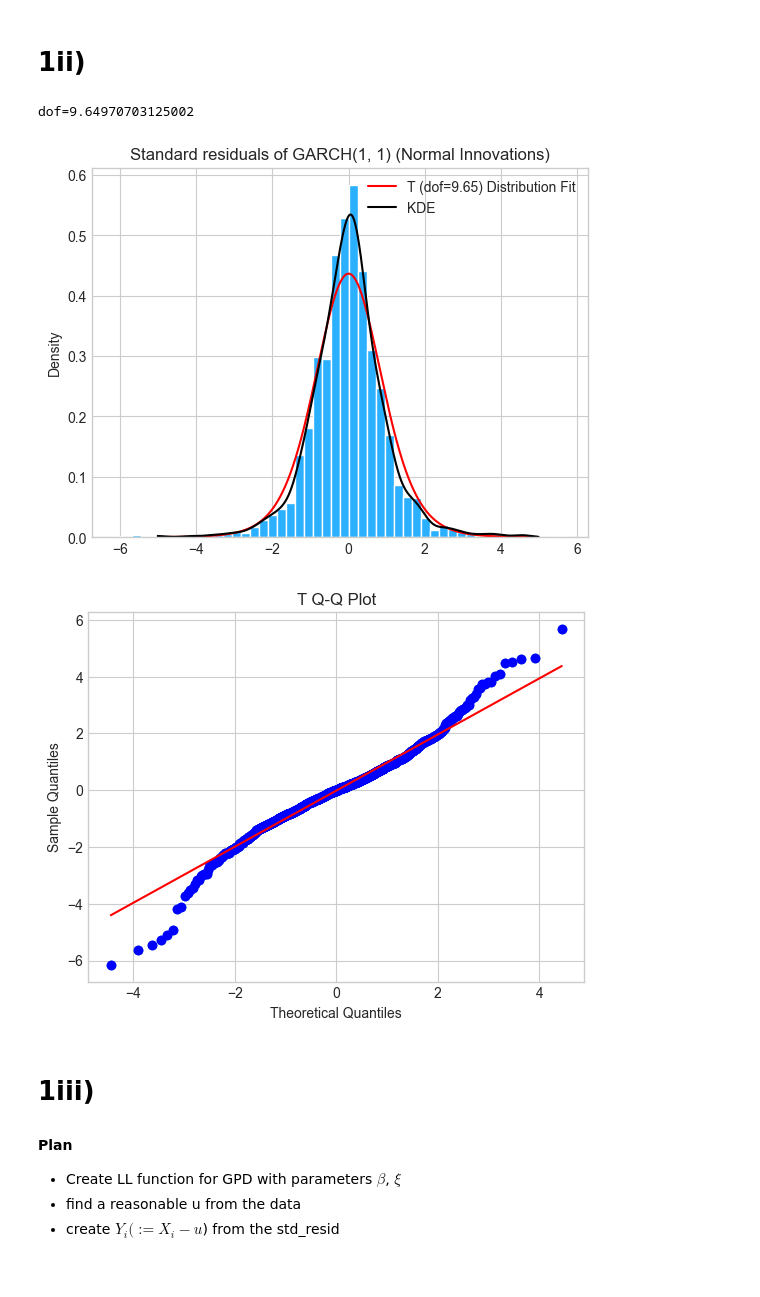
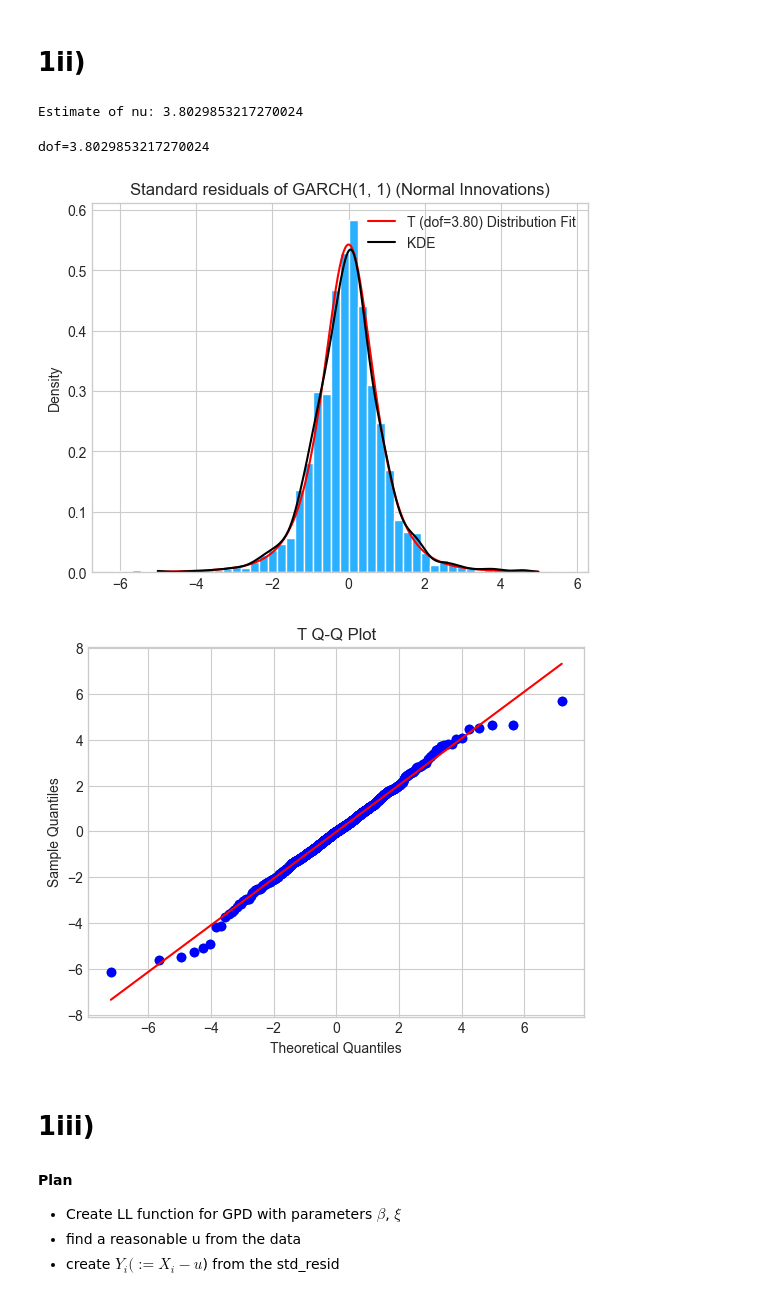
Before and after one commit to georgec123/qrm2, a Jupyter notebook: src/q1.ipynb, the cells around one changed output. Cells and saved outputs as stored; diff of their text form; code cells hidden in the pictures.

Commit message:
new t dist fit

```diff
--- a/src/q1.ipynb
+++ b/src/q1.ipynb
@@ -55,31 +57,49 @@ plt.savefig('../plots/i/i_3.png'); plt.show()
 [figure]
 # %% [markdown]
 # 1ii)
+# %%
+
+def log_likelihood_function_t(nu, x):
+    return np.sum(np.log(t.pdf(x[1:], nu, 0, np.sqrt((nu-2)/nu)) ) )
+
+objfun_loglikelihood_t = lambda y : -1 * log_likelihood_function_t(y, model_fit_norm.std_resid)
+
+y0 = 2.1
+
+bnds = [(0,np.inf)]
+
+sol_loglikelihood = minimize(objfun_loglikelihood_t, y0 ,method='SLSQP',bounds=bnds, options={'disp': False})
+
+print("Estimate of nu: " + str(sol_loglikelihood.x[0]))
+# print("Solution->\n",sol_loglikelihood)
+# %% [output]
+Estimate of nu: 3.8029853217270024
 # %%
 # fit t dist to residuals
 # We force the loc and scale as we are assuming the std residuals ~ SWN(0, 1)
 
-dof, loc, scale = t.fit(model_fit_norm.std_resid, floc=0, fscale=1)
+
+dof=sol_loglikelihood.x[0]
 print(f"{dof=}")
 
 
-t_dist_fit=t(df=dof, loc=loc, scale=np.sqrt((dof-2)/dof))
+t_dist_fit=t(df=dof, loc=0, scale=np.sqrt((dof-2)/dof))
 
 
 plotting.histogram_w_kde_and_dist(model_fit_norm.std_resid,
             title="Standard residuals of GARCH(1, 1) (Normal Innovations)",
             dist=t_dist_fit,
             dist_name=f'T ({dof=:.2f})')
 plt.savefig('../plots/ii/ii_1.png')
 plt.show()
 
 plotting.qqplot(model_fit_norm.std_resid, dist=t_dist_fit);
 plt.savefig('../plots/ii/ii_2.png')
 plt.show()
 # %% [output]
-dof=9.64970703125002
+dof=3.8029853217270024
-[figure, old version]
+[figure, new version]
-[figure, old version]
+[figure, new version]
 # %% [markdown]
 # 1iii)
 
```
Also changed, not shown: parts of 3 cells of this notebook, 8 other files.
